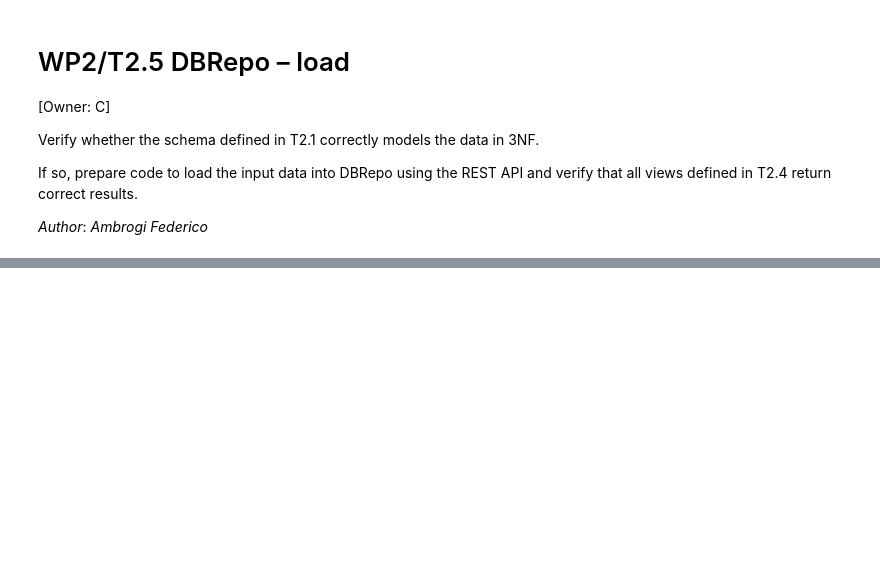
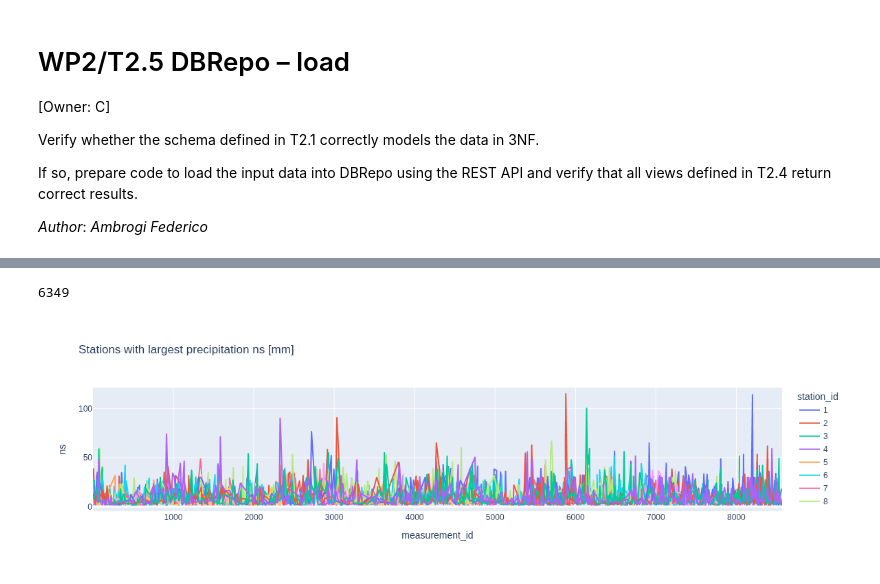
Before and after one commit to fambrogi/DataStewardshipSS2026, a Jupyter notebook: notebooks/T2_5-DBRepoLoadView.ipynb, the cells around one changed output, grey strips where cells are left out. Saved outputs shown, nothing was run; the diff lists cells and outputs as text; code cells hidden in the pictures; blank space fills up the shorter version.

```diff
--- a/notebooks/T2_5-DBRepoLoadView.ipynb
+++ b/notebooks/T2_5-DBRepoLoadView.ipynb
@@ -457,0 +277,20 @@ ForbiddenError: Failed to create view: not allowed
+# %%
+print("Waiting for asynchronous view creation to map...")
+time.sleep(5)
+
+for _ in range(10):
+    try:
+        df_view = client.get_view_data(
+            database_id=DATABASE_ID,
+            view_id=VIEW_ID,
+            page=0,
+            size=1000000,
+        )
+        print('df from VIEW created *** ')
+        break
+    except Exception as e:
+        if '204' in str(e):
+            print("Still waiting for view...")
+            time.sleep(5)
+        else:
+            raise e
@@ -457,0 +309,24 @@ ForbiddenError: Failed to create view: not allowed
+# %%
+len(stations_high_precipitation)
+# %% [output]
+6349
+# %%
+# Formatting DataFrame
+stations_high_precipitation = df_view
+stations_high_precipitation['measurement_id'] = stations_high_precipitation['measurement_id'].astype('int').values
+stations_high_precipitation['ns'] = stations_high_precipitation['ns'].astype('float').values
+stations_high_precipitation['station_id'] = stations_high_precipitation['station_id'].astype('int').values
+stations_high_precipitation = stations_high_precipitation.sort_values(by=['measurement_id'])
+stations_high_precipitation = stations_high_precipitation.sort_values(by=['station_id','measurement_id'])
+
+import plotly.express as px
+
+fig = px.line(stations_high_precipitation,
+                 x="measurement_id",
+                 y="ns",
+                 color="station_id",
+                 title="Stations with largest precipitation ns [mm] ")
+
+fig.show()
+# %% [output]
+[figure, added]
```
Also changed, not shown: parts of 46 cells of this notebook.
